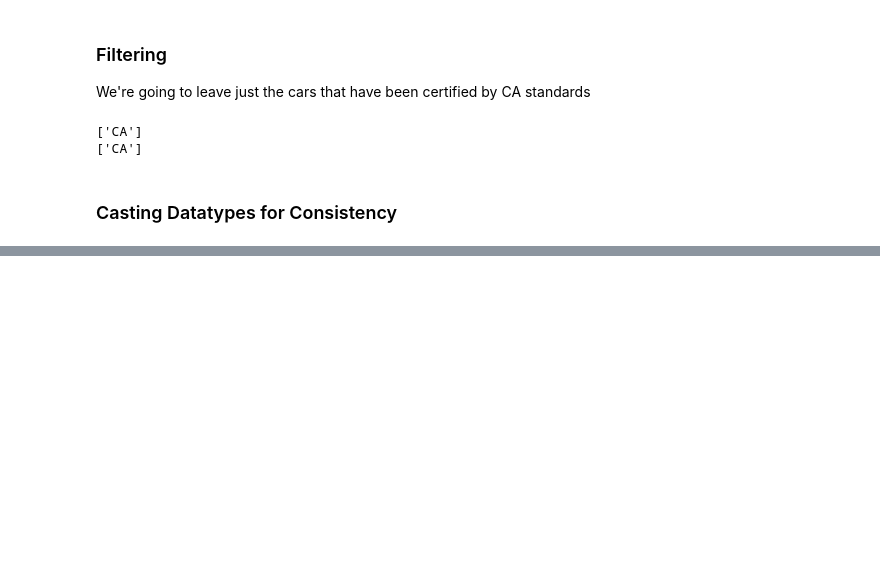
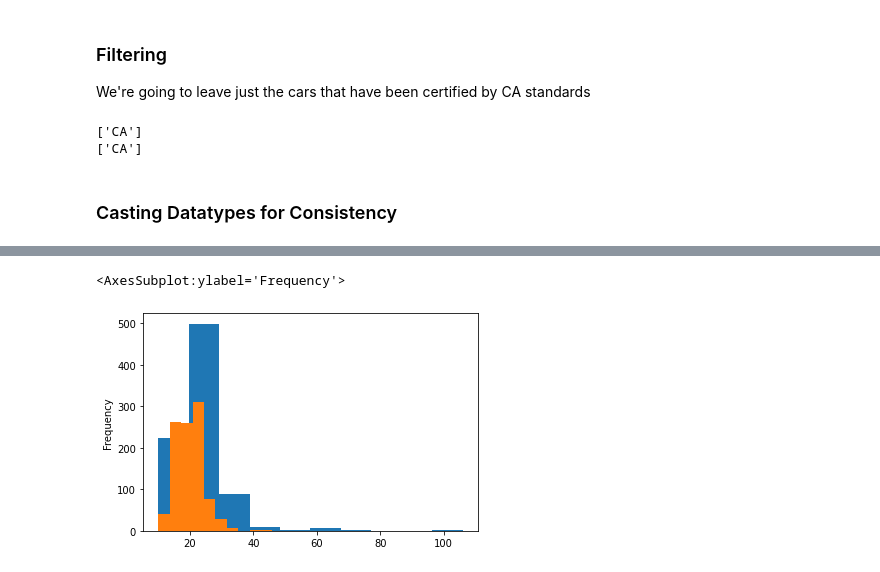
Before and after one commit to DiegoMerino28/Fuel-Economy-Analysis, a Jupyter notebook: fuel_economy.ipynb, the cells around one changed output, grey strips where cells are left out. Saved outputs shown, nothing was run; the diff lists cells and outputs as text; code cells hidden in the pictures; blank space fills up the shorter version.

```diff
--- a/fuel_economy.ipynb
+++ b/fuel_economy.ipynb
@@ -228,0 +256,6 @@ df_2018 = df_2018.astype({'cyl' : 'int64'})
+# %%
+df_2018['cmb_mpg'].plot(kind = 'hist')
+df_2008['cmb_mpg'].plot(kind = 'hist')
+# %% [output]
+<AxesSubplot:ylabel='Frequency'>
+[figure, added]
```
Also changed, not shown: parts of 19 cells of this notebook.
